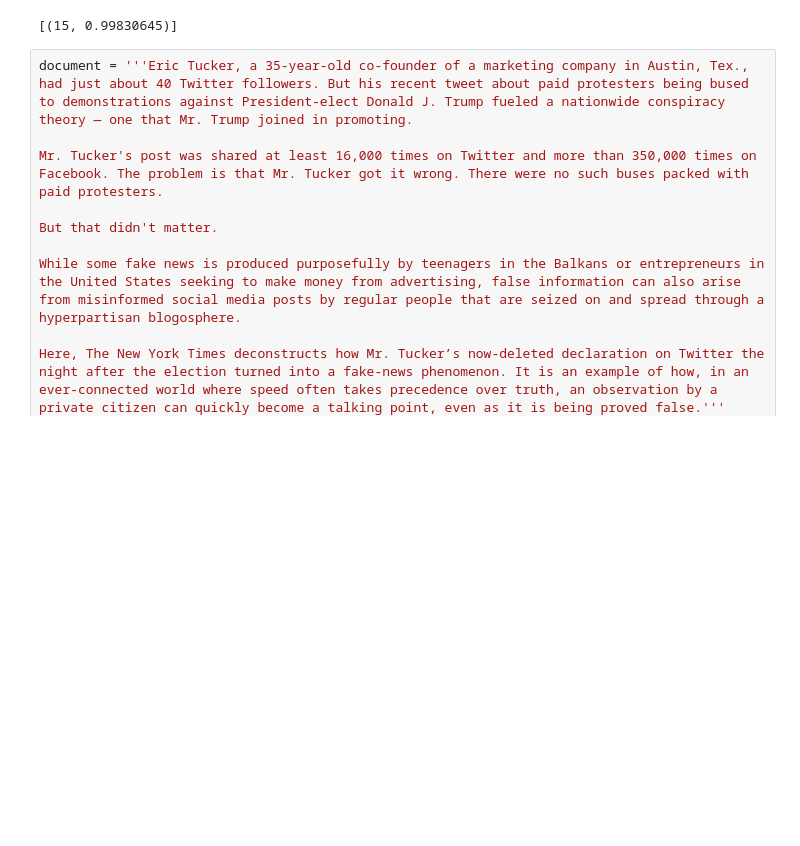
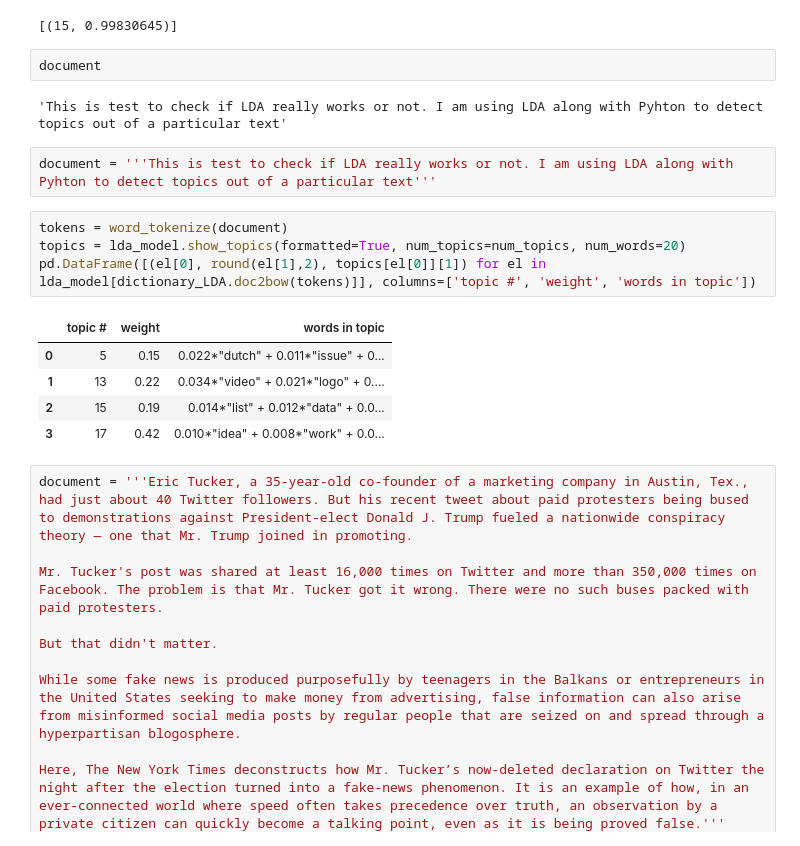
Before and after one commit to Deepshikha05/URL_Categorization, a Jupyter notebook: LDA - Implementation.ipynb, the cells around one changed output. Cells and saved outputs as stored; diff of their text form; blank space fills up the shorter version.

```diff
--- a/LDA - Implementation.ipynb
+++ b/LDA - Implementation.ipynb
@@ -224,6 +233,22 @@ Mr Putin said the list was an unfr
 lda_model[corpus[0]]
 # %% [output]
 [(15, 0.99830645)]
+# %%
+document
+# %% [output]
+'This is test to check if LDA really works or not. I am using LDA along with Pyhton to detect topics out of a particular text'
+# %%
+document = '''This is test to check if LDA really works or not. I am using LDA along with Pyhton to detect topics out of a particular text'''
+# %%
+tokens = word_tokenize(document)
+topics = lda_model.show_topics(formatted=True, num_topics=num_topics, num_words=20)
+pd.DataFrame([(el[0], round(el[1],2), topics[el[0]][1]) for el in lda_model[dictionary_LDA.doc2bow(tokens)]], columns=['topic #', 'weight', 'words in topic'])
+# %% [output]
+|  | topic # | weight | words in topic |
+| 0 | 5 | 0.15 | 0.022*"dutch" + 0.011*"issue" + 0... |
+| 1 | 13 | 0.22 | 0.034*"video" + 0.021*"logo" + 0.... |
+| 2 | 15 | 0.19 | 0.014*"list" + 0.012*"data" + 0.0... |
+| 3 | 17 | 0.42 | 0.010*"idea" + 0.008*"work" + 0.0... |
 # %%
 document = '''Eric Tucker, a 35-year-old co-founder of a marketing company in Austin, Tex., had just about 40 Twitter followers. But his recent tweet about paid protesters being bused to demonstrations against President-elect Donald J. Trump fueled a nationwide conspiracy theory — one that Mr. Trump joined in promoting.
 
```
Also changed, not shown: parts of 15 cells of this notebook.
